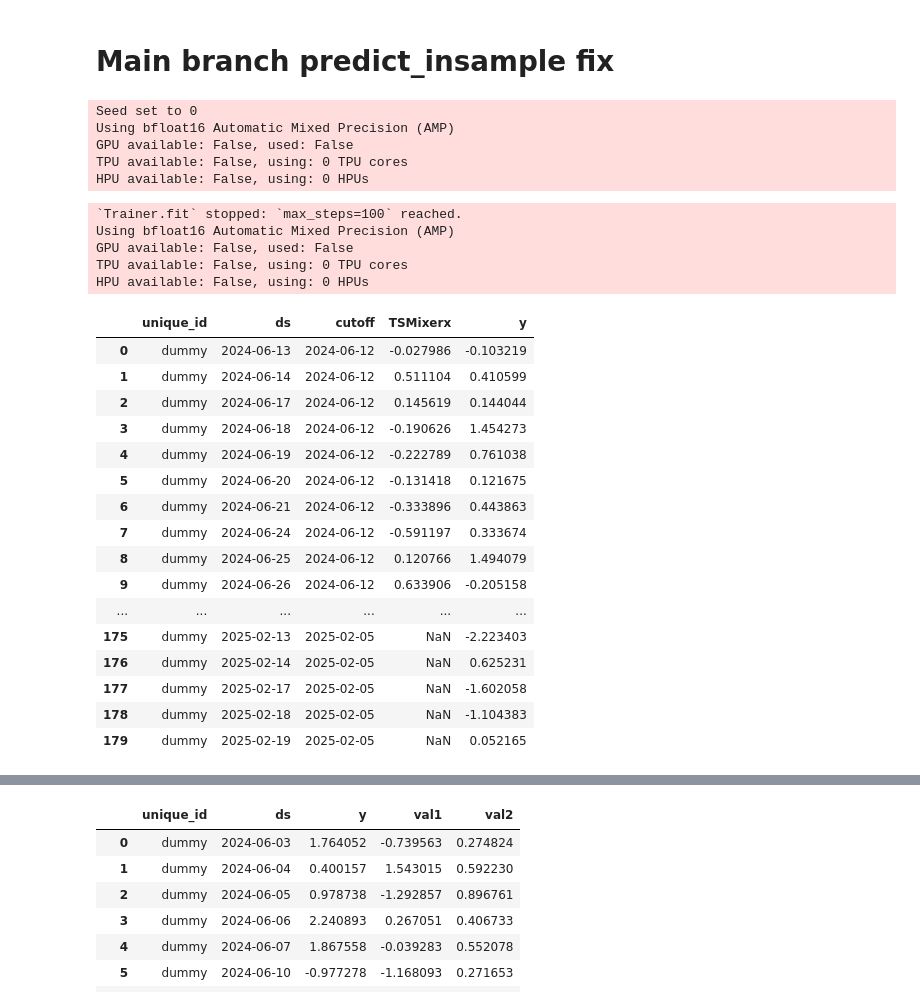
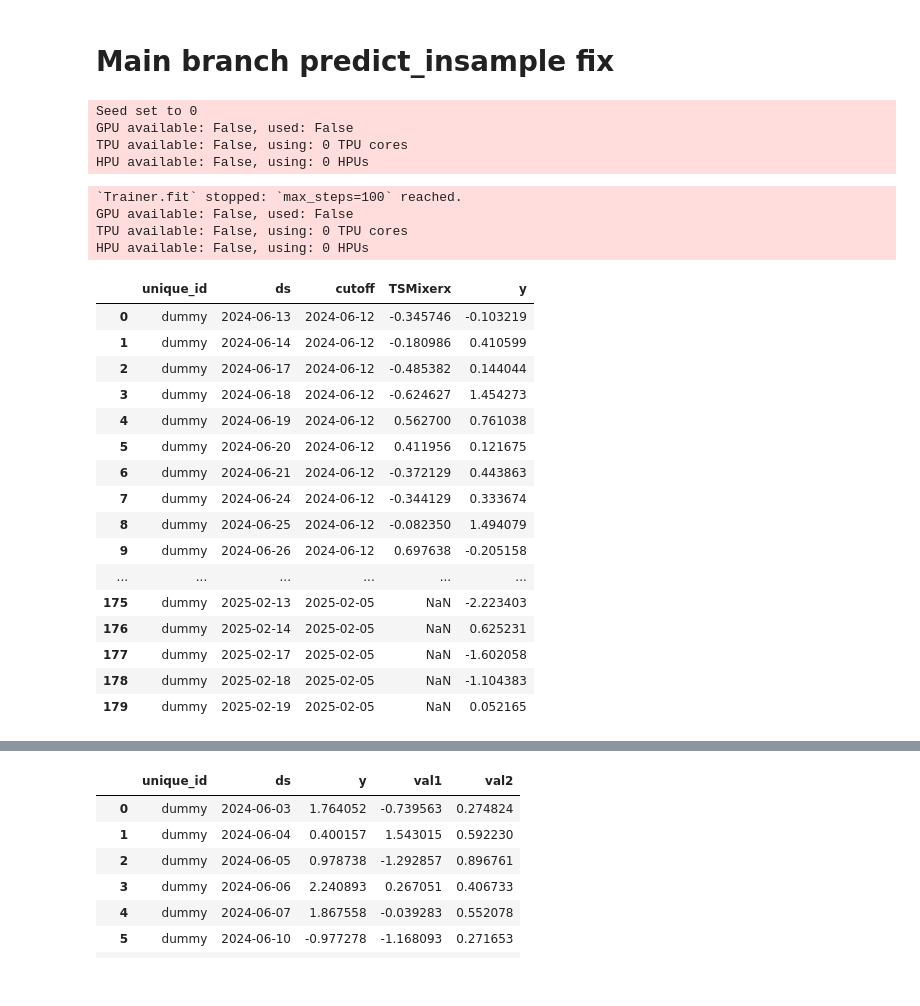
Before and after one commit to agux/marten, a Jupyter notebook: notebooks/neuralforecast/0.1-neuralforecast.ipynb, the cells around one changed output, grey strips where cells are left out. Cells and saved outputs as stored; diff of their text form; code cells hidden in the pictures.

```diff
--- a/notebooks/neuralforecast/0.1-neuralforecast.ipynb
+++ b/notebooks/neuralforecast/0.1-neuralforecast.ipynb
@@ -2141,53 +2208,50 @@ logging.getLogger("pytorch_lightning").setLevel(logging.ERROR)
 torch.set_float32_matmul_precision("medium")
 
 horizon = 10
-input_size = 20
+input_size = 30
+val_size = 50
 models = [
     TSMixerx(
         h=horizon,
         input_size=input_size,
         n_series=1,
-        revin=False,
         max_steps=100,
         random_seed=0,
         hist_exog_list=["val1", "val2"],
-        precision="bf16-mixed",
     ),
 ]
 
 nf = NeuralForecast(
     models=models,
     freq="B",
     local_scaler_type="robust",
 )
-nf.fit(df=df, val_size=20)
+nf.fit(df=df, val_size=val_size)
 
 Y_hat_insample = nf.predict_insample(step_size=horizon)
 # Y_hat_insample = nf.predict_insample()
 
 Y_hat_insample
 # %% [output]
 Seed set to 0
-Using bfloat16 Automatic Mixed Precision (AMP)
 GPU available: False, used: False
 TPU available: False, using: 0 TPU cores
 HPU available: False, using: 0 HPUs
 `Trainer.fit` stopped: `max_steps=100` reached.
-Using bfloat16 Automatic Mixed Precision (AMP)
 GPU available: False, used: False
 TPU available: False, using: 0 TPU cores
 HPU available: False, using: 0 HPUs
 |  | unique_id | ds | cutoff | TSMixerx | y |
-| 0 | dummy | 2024-06-13 | 2024-06-12 | -0.027986 | -0.103219 |
-| 1 | dummy | 2024-06-14 | 2024-06-12 | 0.511104 | 0.410599 |
-| 2 | dummy | 2024-06-17 | 2024-06-12 | 0.145619 | 0.144044 |
-| 3 | dummy | 2024-06-18 | 2024-06-12 | -0.190626 | 1.454273 |
-| 4 | dummy | 2024-06-19 | 2024-06-12 | -0.222789 | 0.761038 |
-| 5 | dummy | 2024-06-20 | 2024-06-12 | -0.131418 | 0.121675 |
-| 6 | dummy | 2024-06-21 | 2024-06-12 | -0.333896 | 0.443863 |
-| 7 | dummy | 2024-06-24 | 2024-06-12 | -0.591197 | 0.333674 |
-| 8 | dummy | 2024-06-25 | 2024-06-12 | 0.120766 | 1.494079 |
-| 9 | dummy | 2024-06-26 | 2024-06-12 | 0.633906 | -0.205158 |
+| 0 | dummy | 2024-06-13 | 2024-06-12 | -0.345746 | -0.103219 |
+| 1 | dummy | 2024-06-14 | 2024-06-12 | -0.180986 | 0.410599 |
+| 2 | dummy | 2024-06-17 | 2024-06-12 | -0.485382 | 0.144044 |
+| 3 | dummy | 2024-06-18 | 2024-06-12 | -0.624627 | 1.454273 |
+| 4 | dummy | 2024-06-19 | 2024-06-12 | 0.562700 | 0.761038 |
+| 5 | dummy | 2024-06-20 | 2024-06-12 | 0.411956 | 0.121675 |
+| 6 | dummy | 2024-06-21 | 2024-06-12 | -0.372129 | 0.443863 |
+| 7 | dummy | 2024-06-24 | 2024-06-12 | -0.344129 | 0.333674 |
+| 8 | dummy | 2024-06-25 | 2024-06-12 | -0.082350 | 1.494079 |
+| 9 | dummy | 2024-06-26 | 2024-06-12 | 0.697638 | -0.205158 |
 | ... | ... | ... | ... | ... | ... |
 | 175 | dummy | 2025-02-13 | 2025-02-05 | NaN | -2.223403 |
 | 176 | dummy | 2025-02-14 | 2025-02-05 | NaN | 0.625231 |
```
Also changed, not shown: parts of 9 cells of this notebook.
